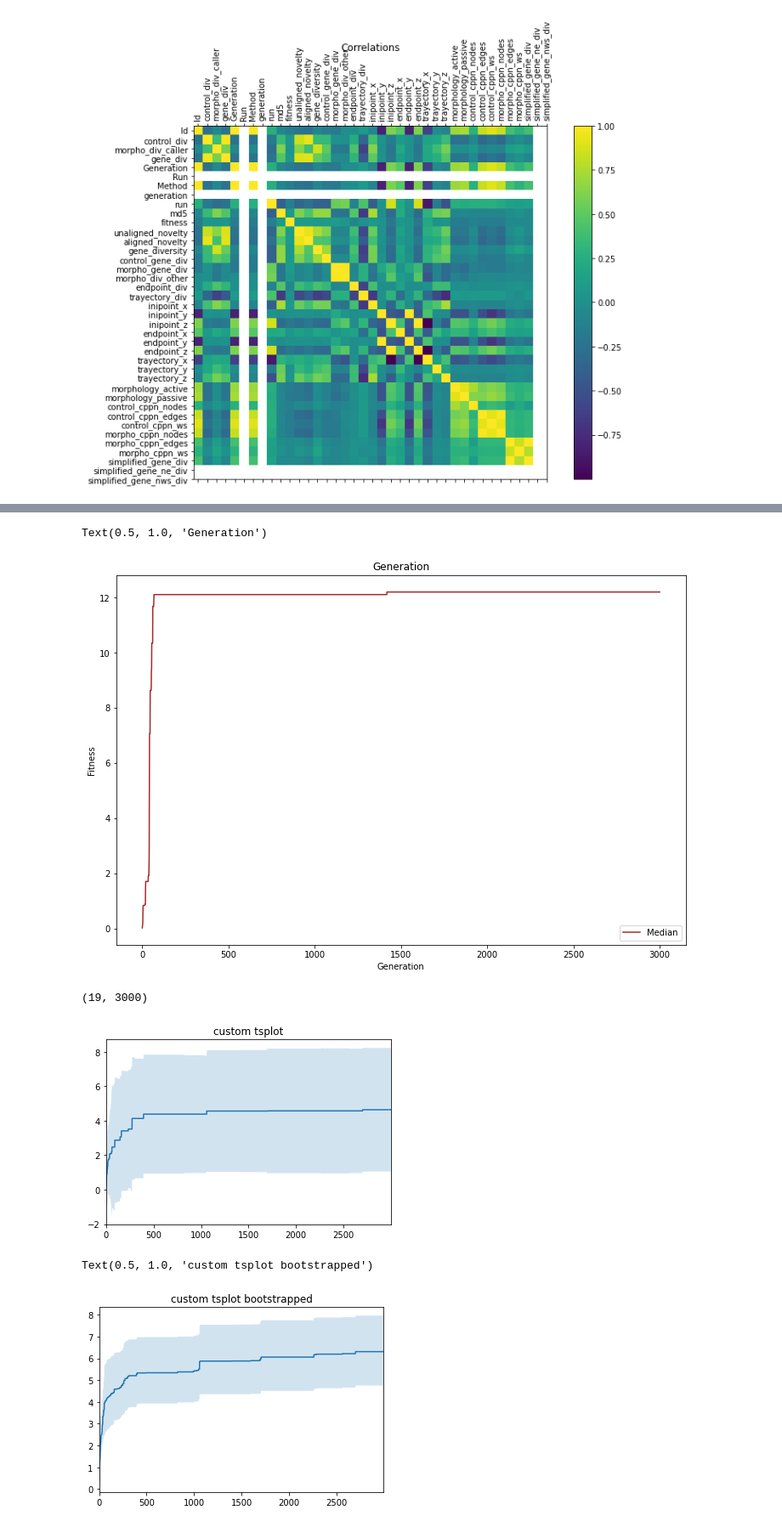
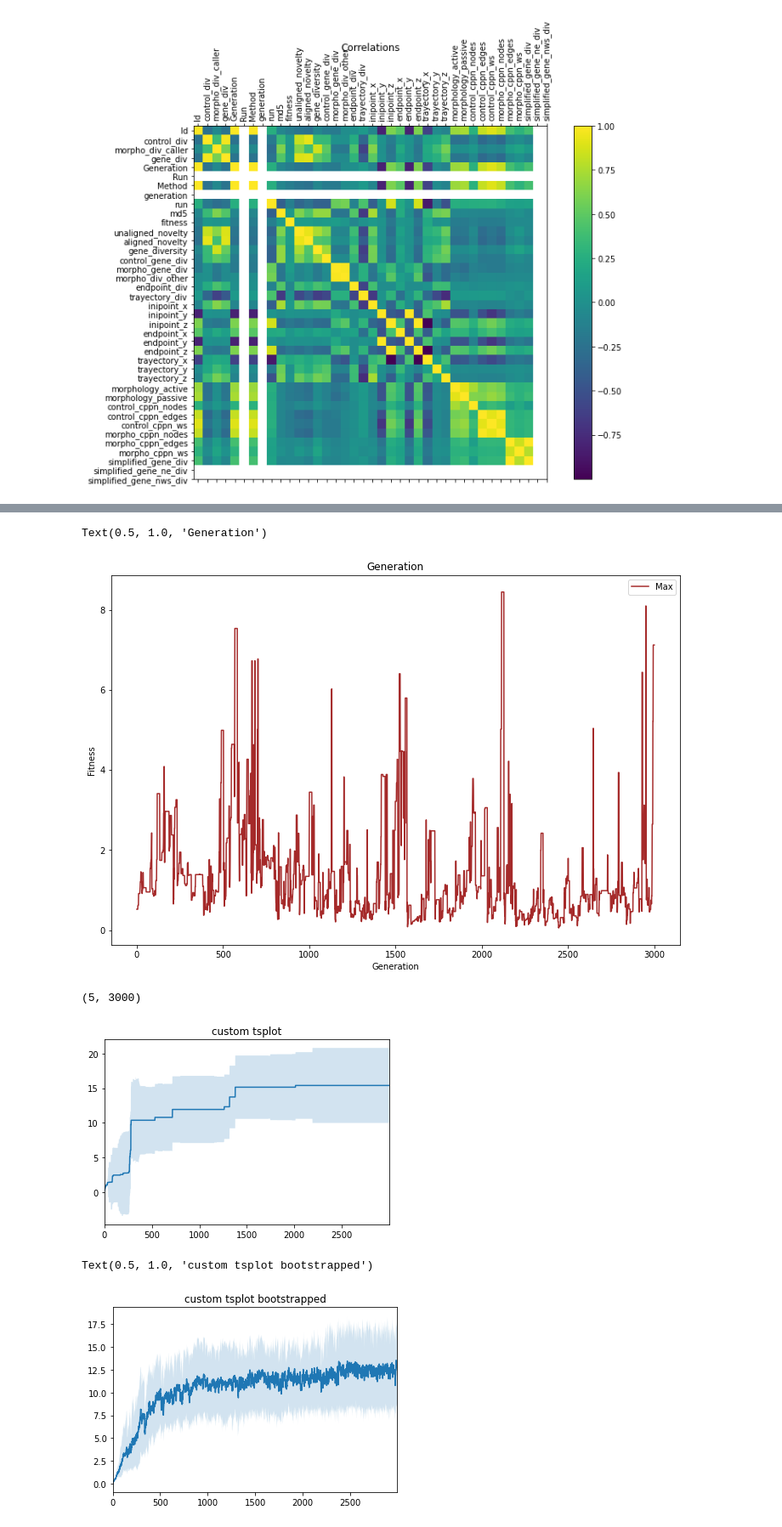
Before and after one commit to leguiart/MSc_Thesis, a Jupyter notebook: analytics/ResultsAnalysisDescriptive.ipynb, the cells around one changed output, grey strips where cells are left out. Shown at 85% size. Drawn from its saved outputs; the diff is of its cells as text; code cells hidden in the pictures.

```diff
--- a/experiments/Analytics/ResultsAnalysisDescriptive.ipynb
+++ b/analytics/ResultsAnalysisDescriptive.ipynb
@@ -14,8 +14,11 @@ from scipy import stats
 #!pip install seaborn
 import seaborn as sns
 # %%
-BodyBrain_stats = pd.read_csv('/media/leguiart/LuisExtra/ExperimentsData2/BodyBrain_stats.csv')
-BodyBrain_raw = pd.read_csv('/media/leguiart/LuisExtra/ExperimentsData2/BodyBrain.csv')
+#BodyBrain_stats = pd.read_csv('/media/leguiart/Volume2/MSc_Thesis/experiments/BodyBrainNSLC_stats.csv')
+#BodyBrain_raw = pd.read_csv('/media/leguiart/Volume2/MSc_Thesis/experiments/BodyBrainNSLC.csv')
+BodyBrain_stats = pd.read_csv('/media/leguiart/LuisExtra/ExperimentsData2/NSLC_experiments/BodyBrainNSLC_stats.csv')
+BodyBrain_raw = pd.read_csv('/media/leguiart/LuisExtra/ExperimentsData2/NSLC_experiments/BodyBrainNSLC.csv')
 # %%
 grouped_by_run = [BodyBrain_raw[BodyBrain_raw['run'] == i] for i in range(1, 21)]
+grouped_by_run = [run_df for run_df in grouped_by_run if len(run_df) == 90000]
 # %%
@@ -121,15 +137,14 @@ KeyError: "['morpho_div'] not in index"
 # %%
 d = {'Mean':[], 'Median':[], 'Max':[], 'Generation':[], 'Run':[]}
-for j in range(1, 21):
-    run_i = grouped_by_run[j - 1]
+for j, run_i in enumerate(grouped_by_run):
     for i in range(1, 3001):
-        gen_i = run_i[run_i['Generation'] == i]
+        gen_i = run_i[run_i['generation'] == i]
         fitness = gen_i['fitness'].to_numpy()
         d['Mean'] += [fitness.mean()]
         d['Median'] += [np.median(fitness)]
         d['Max'] += [fitness.max()]
         d['Generation'] += [i]
-        d['Run'] += [j]
+        d['Run'] += [j + 1]
 # %%
 computed_stats = pd.DataFrame(d)
 # %%
@@ -168,12 +183,12 @@ plt.show()
 # %%
-run2.plot(x='Generation', y='Median',
+run2.plot(x='Generation', y='Max',
                     figsize=(12, 8), color='brown')
 
 plt.ylabel('Fitness')
 plt.title('Generation')
 # %% [output]
 Text(0.5, 1.0, 'Generation')
-[figure, old version]
+[figure, new version]
 # %%
 
 
@@ -189,8 +204,8 @@ def tsplot(ax, data,**kw):
 fitness_max_mat = []
 fitness_median_mat = []
 fitness_mean_mat = []
-for i in range(19):
-    run_i = fitness_stats[fitness_stats['Run'] == i + 1][:5000]
+for i in range(len(grouped_by_run)):
+    run_i = fitness_stats[fitness_stats['Run'] == i + 1]
     fitness_max_mat += [run_i['Max'].tolist()]
     fitness_median_mat += [run_i['Median'].tolist()]
     fitness_mean_mat += [run_i['Mean'].tolist()]
@@ -201,7 +216,7 @@ fitness_mean_mat = np.array(fitness_mean_mat)
 # %%
 fitness_max_mat.shape
 # %% [output]
-(19, 3000)
+(5, 3000)
 # %%
 fig, (ax2) = plt.subplots(ncols=1, sharey=True)
 
@@ -211,7 +226,7 @@ ax2.set_title("custom tsplot")
 
 plt.show()
 # %% [output]
-[figure, old version]
+[figure, new version]
 # %%
 
 
@@ -237,13 +252,13 @@ def tsplotboot(ax, data,ci = 68, **kw):
 # %%
 fig, (ax2) = plt.subplots(ncols=1, sharey=True)
 
 #tsplot(ax, fitness_max_mat)
-tsplotboot(ax2, fitness_max_mat[:, :3000], ci=95)
+tsplotboot(ax2, fitness_mean_mat[:, :3000], ci=95)
 #ax.set_title("custom tsplot")
 ax2.set_title("custom tsplot bootstrapped")
 # %% [output]
 Text(0.5, 1.0, 'custom tsplot bootstrapped')
-[figure, old version]
+[figure, new version]
 # %%
 pareto_plot = np.array([[-1.81857872e-01, -5.44203700e+01],
        [-1.09865479e-01, -3.76353661e+01],
```
Also changed, not shown: parts of 11 cells of this notebook, 49 other files.
